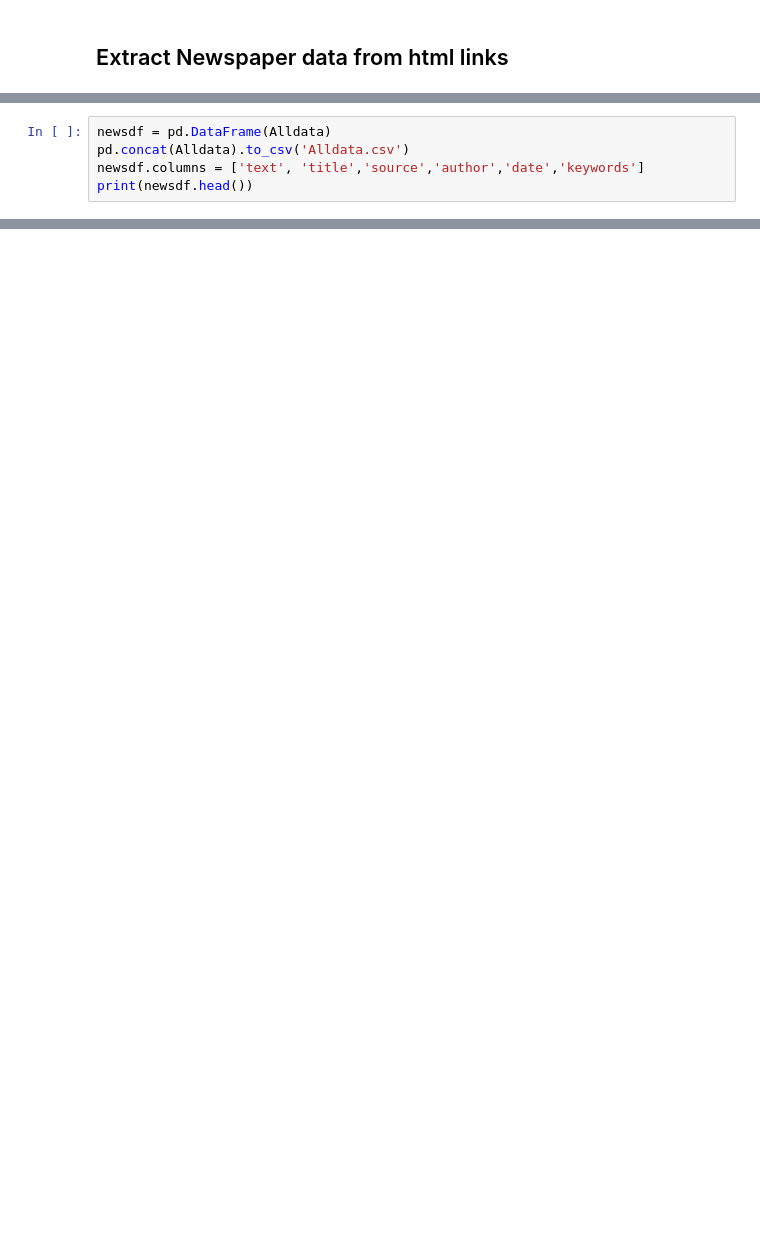
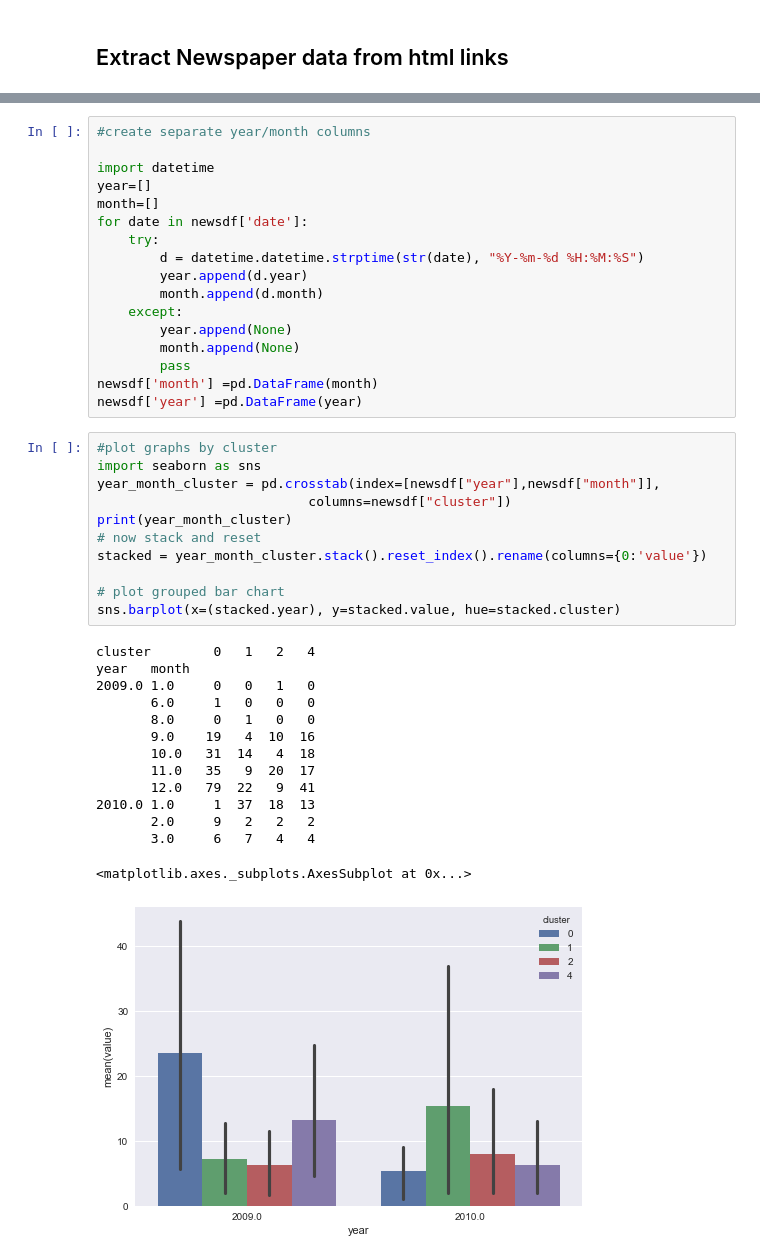
Before and after one commit to tjogesh/ClimateChangeNPL, a Jupyter notebook: ClimateChangeNPL.ipynb, the cells around one changed output, grey strips where cells are left out. Saved outputs shown, nothing was run; the diff lists cells and outputs as text; blank space fills up the shorter version.

```diff
--- a/ClimateChangeNPL.ipynb
+++ b/ClimateChangeNPL.ipynb
@@ -194,5 +79,0 @@ You must download and parse an article before parsing it!
-# %%
-newsdf = pd.DataFrame(Alldata)
-pd.concat(Alldata).to_csv('Alldata.csv')
-newsdf.columns = ['text', 'title','source','author','date','keywords']
-print(newsdf.head())
@@ -198,0 +378,43 @@ print(newsdf.head())
+# %%
+#create separate year/month columns
+
+import datetime
+year=[]
+month=[]
+for date in newsdf['date']:
+    try:
+        d = datetime.datetime.strptime(str(date), "%Y-%m-%d %H:%M:%S")
+        year.append(d.year)
+        month.append(d.month)
+    except:
+        year.append(None)
+        month.append(None)
+        pass
+newsdf['month'] =pd.DataFrame(month)
+newsdf['year'] =pd.DataFrame(year)
+# %%
+#plot graphs by cluster
+import seaborn as sns
+year_month_cluster = pd.crosstab(index=[newsdf["year"],newsdf["month"]],
+                           columns=newsdf["cluster"])
+print(year_month_cluster)
+# now stack and reset
+stacked = year_month_cluster.stack().reset_index().rename(columns={0:'value'})
+
+# plot grouped bar chart
+sns.barplot(x=(stacked.year), y=stacked.value, hue=stacked.cluster)
+# %% [output]
+cluster        0   1   2   4
+year   month
+2009.0 1.0     0   0   1   0
+       6.0     1   0   0   0
+       8.0     0   1   0   0
+       9.0    19   4  10  16
+       10.0   31  14   4  18
+       11.0   35   9  20  17
+       12.0   79  22   9  41
+2010.0 1.0     1  37  18  13
+       2.0     9   2   2   2
+       3.0     6   7   4   4
+<matplotlib.axes._subplots.AxesSubplot at 0x...>
+[figure, added]
```
Also changed, not shown: parts of 22 cells of this notebook.
